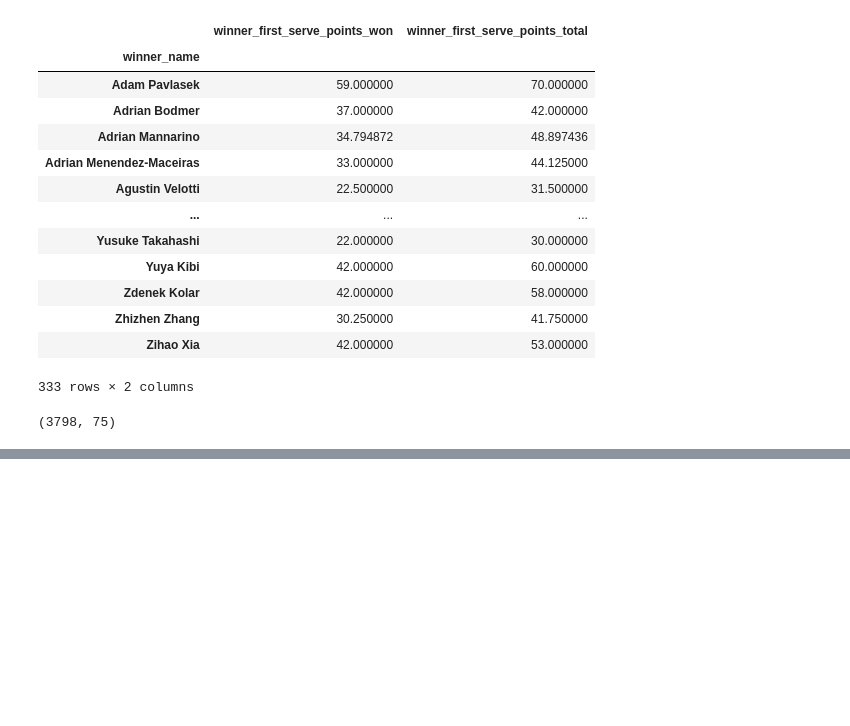
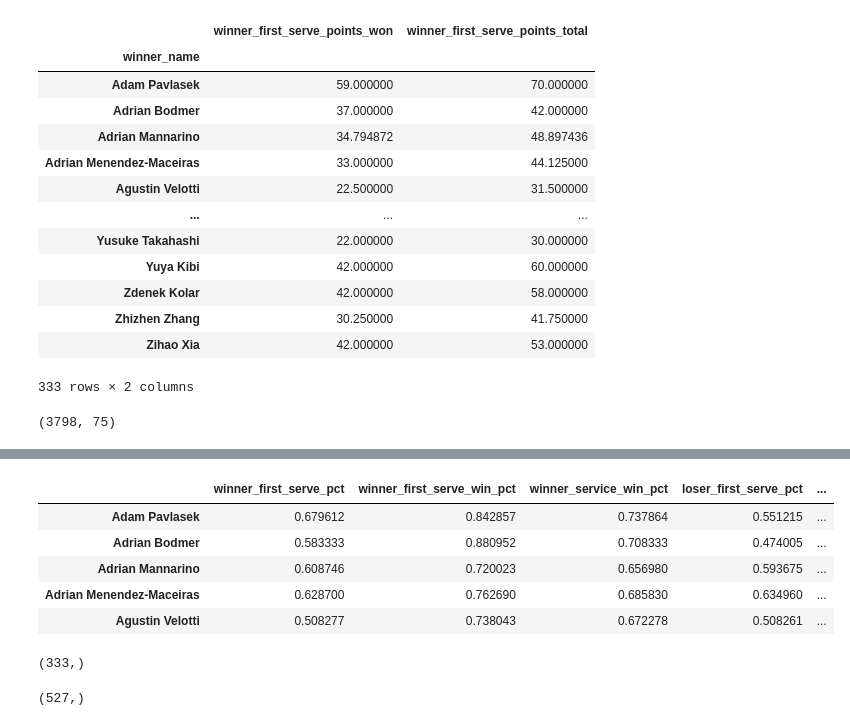
Before and after one commit to aidandom/Capstone, a Jupyter notebook: Capstone.ipynb, the cells around one changed output, grey strips where cells are left out. Drawn from its saved outputs; the diff is of its cells as text; code cells hidden in the pictures; blank space fills up the shorter version.

```diff
--- a/Capstone.ipynb
+++ b/Capstone.ipynb
@@ -217,0 +236,8 @@ df.shape
+# %%
+winner_serve_stats = df.groupby("winner_name")[
+    ["winner_first_serve_pct", "winner_first_serve_win_pct", "winner_service_win_pct"]
+].mean()
+# %%
+loser_serve_stats = df.groupby("loser_name")[
+    ["loser_first_serve_pct", "loser_first_serve_win_pct", "loser_service_win_pct"]
+].mean()
@@ -217,0 +274,21 @@ df.shape
+# %%
+p_stats = pd.concat([winner_serve_stats.copy(), loser_serve_stats.copy()], axis=1)
+p_stats = p_stats.fillna(0)
+p_stats["first_serve_pct"] = (p_stats["winner_first_serve_pct"] + p_stats["loser_first_serve_pct"]) / 2
+p_stats["first_serve_win_pct"] = (p_stats["winner_first_serve_win_pct"] + p_stats["loser_first_serve_win_pct"]) / 2
+p_stats["service_win_pct"] = (p_stats["winner_service_win_pct"] + p_stats["loser_service_win_pct"]) / 2
+# %%
+p_stats.head()
+# %% [output]
+|  | winner_first_serve_pct | winner_first_serve_win_pct | winner_service_win_pct | loser_first_serve_pct | ... |
+| Adam Pavlasek | 0.679612 | 0.842857 | 0.737864 | 0.551215 | ... |
+| Adrian Bodmer | 0.583333 | 0.880952 | 0.708333 | 0.474005 | ... |
+| Adrian Mannarino | 0.608746 | 0.720023 | 0.656980 | 0.593675 | ... |
+| Adrian Menendez-Maceiras | 0.628700 | 0.762690 | 0.685830 | 0.634960 | ... |
+| Agustin Velotti | 0.508277 | 0.738043 | 0.672278 | 0.508261 | ... |
+# %%
+print(winner_serve_stats.index.shape)
+loser_serve_stats.index.shape
+# %% [output]
+(333,)
+(527,)
```
Also changed, not shown: parts of 9 cells of this notebook.
